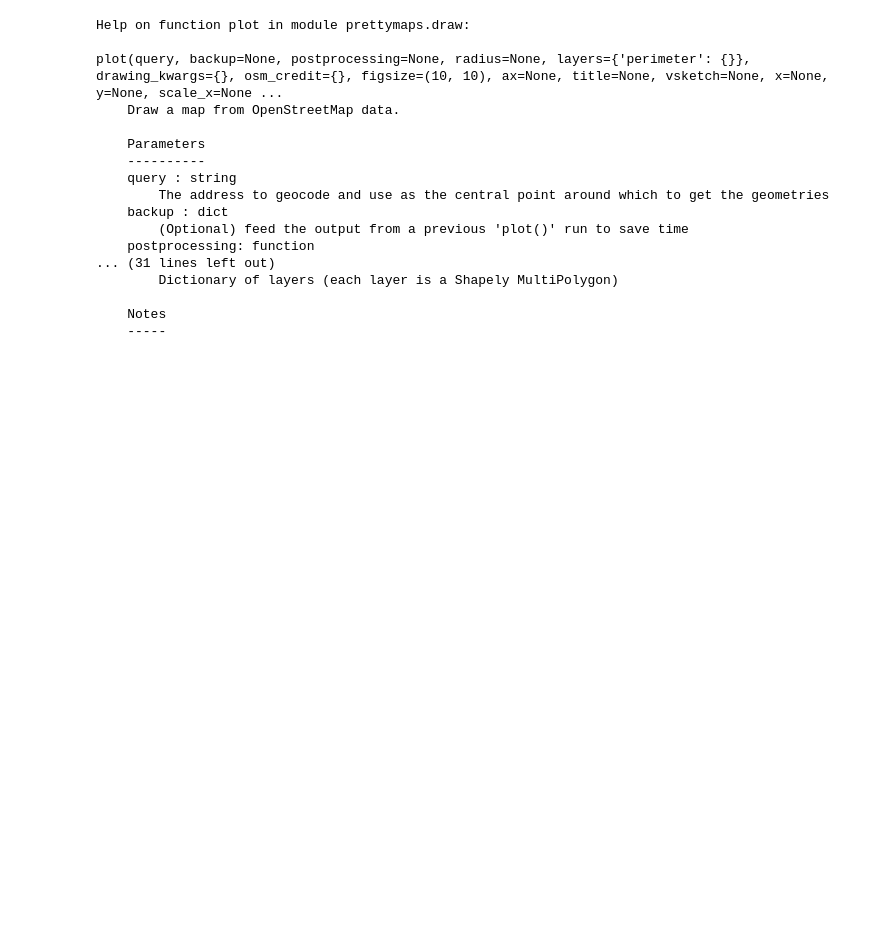
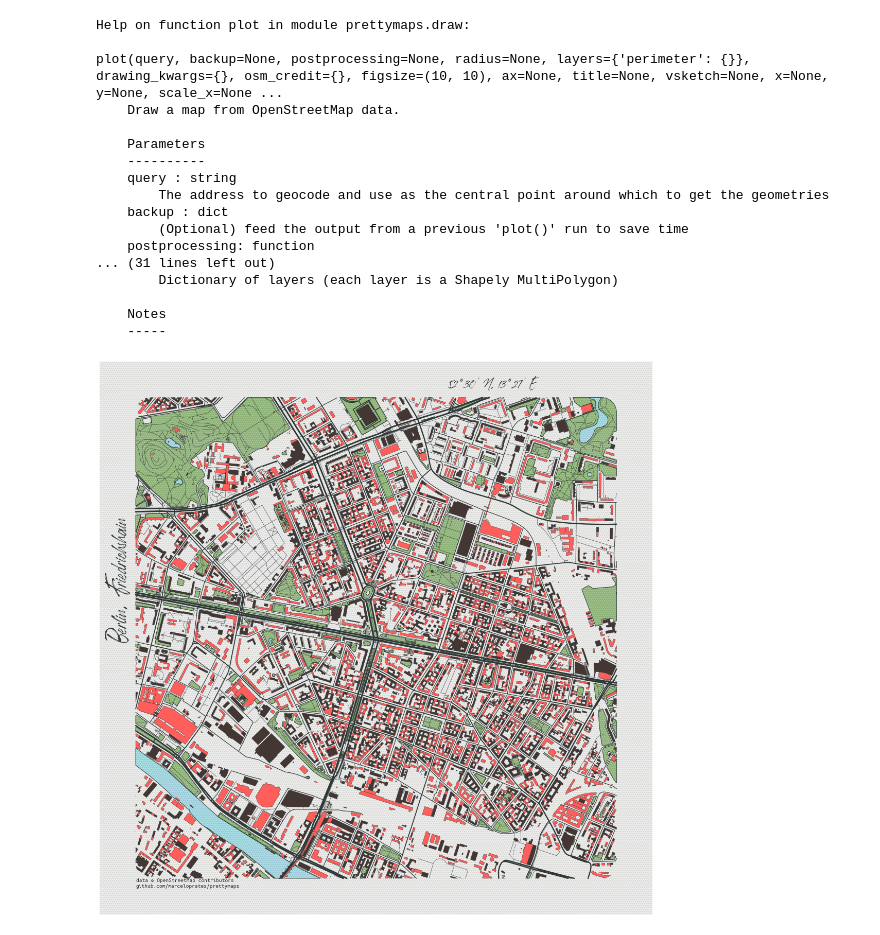
Before and after one commit to IvanPalm/MyPrettymaps, a Jupyter notebook: berlin_friedrichshain.ipynb, the cells around one changed output. Saved outputs shown, nothing was run; the diff lists cells and outputs as text; code cells hidden in the pictures; blank space fills up the shorter version.

```diff
--- a/berlin_friedrichshain.ipynb
+++ b/berlin_friedrichshain.ipynb
@@ -67,12 +67,20 @@ layers = plot(
         'water': {
             'tags': {
                 'natural': 'water',
-                'water': 'river'},
+                'water': 'river'
+                },
             'union': True,
             'circle': False,
             'dilate': dilate
             },
-        # 'railway': {'tags': {'rail': True}},
+        # 'route': {
+        #     'tags': {
+        #         'route': 'train'
+        #         },
+        #     'union': True,
+        #     'circle': False,
+        #     'dilate': dilate
+        #     },
         'building': {
             'tags': {'building': True},
             'union': False,
@@ -92,34 +100,37 @@ layers = plot(
         'background': {'fc': '#efefef', 'ec': '#d7d8d4', 'hatch': 'ooo...', 'zorder': -1},
         'perimeter': {'fill': False, 'lw': 0, 'zorder': 0},
         'green': {'fc': '#8BB174', 'ec': '#2F3737', 'hatch_c': '#A7C497', 'hatch': 'ooo...', 'lw': 1, 'zorder': 1},
         'water': {'fc': '#a8e1e6', 'ec': '#2F3737', 'hatch_c': '#9bc3d4', 'hatch': 'ooo...', 'lw': 1, 'zorder': 3},
         'streets': {'fc': '#2F3737', 'ec': '#475657', 'alpha': 1, 'lw': 0, 'zorder': 4},
         'building': {'palette': palette, 'ec': '#2F3737', 'lw': .5, 'zorder': 5},
+        # 'route': {'fc': '#333333', 'ec': '#2D2D2D', 'alpha': 1, 'lw': .2, 'zorder': 6},
     },
-    osm_credit = {'x': 0.2, 'y': 0.1, 'color': '#2F3737'}
+    osm_credit = {'x': 0.03, 'y': 0.975, 'color': '#2F3737', 'rotation': 0}
 )
 
 # Set bounds
 xmin, ymin, xmax, ymax = layers['perimeter'].bounds
 dx, dy = xmax-xmin, ymax-ymin
 ax.set_xlim(xmin-.06*dx, xmax+.06*dx)
 ax.set_ylim(ymin-.06*dy, ymax+.06*dy)
 
 # Draw left text
 ax.text(
     xmin-.06*dx, ymin+.5*dy,
     'Berlin, Friedrichshain',
     color = '#2F3737',
     rotation = 90,
     fontproperties = fm.FontProperties(fname = './fonts/FontsFree-Net-Roughmarker.ttf', size = 35),
 )
 # Draw top text
 ax.text(
     xmax-.35*dx, ymax+.02*dy,
     "52° 30' N, 13° 27' E",
     color = '#2F3737',
-    fontproperties = fm.FontProperties(fname = './fonts/FontsFree-Net-Roughmarker.ttf', size = 18),
+    fontproperties = fm.FontProperties(fname = './fonts/FontsFree-Net-Roughmarker.ttf', size = 20),
 )
 
-# plt.savefig('./prints/Berlin-Fhain.png')
-# plt.savefig('./prints/Berlin-Fhain.svg')
+plt.savefig('./prints/Berlin-Fhain.png')
+plt.savefig('./prints/Berlin-Fhain.svg')
+# %% [output]
+[figure, added]
```
